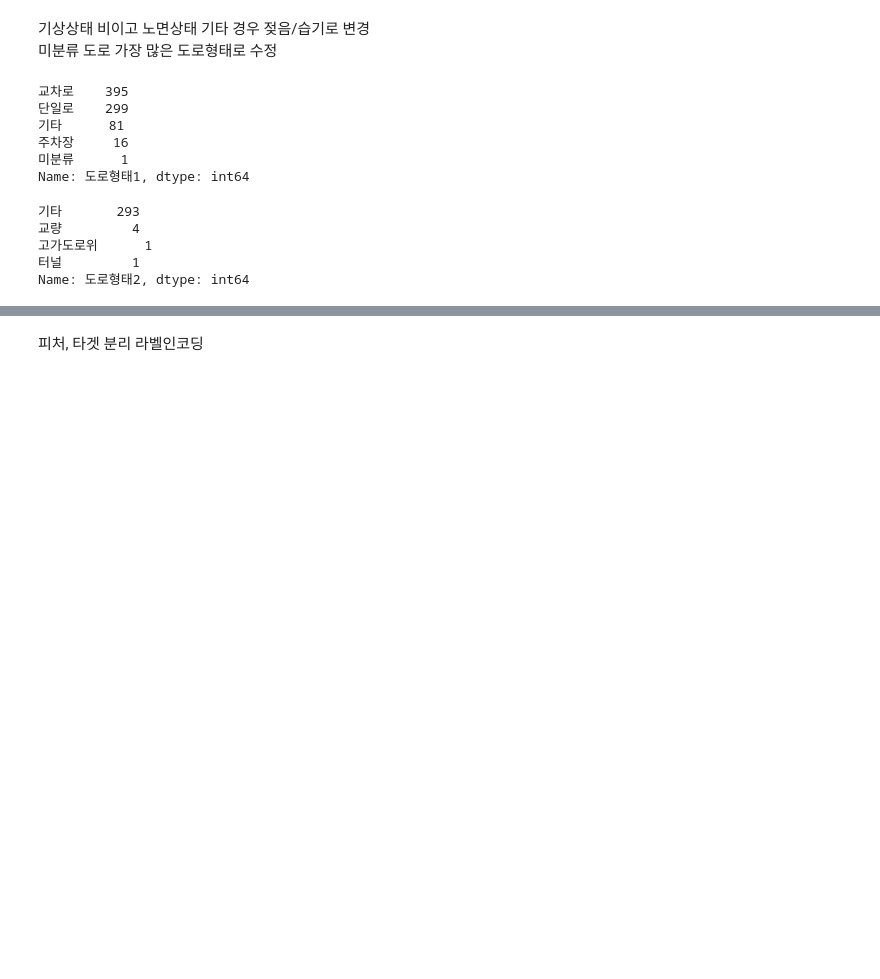
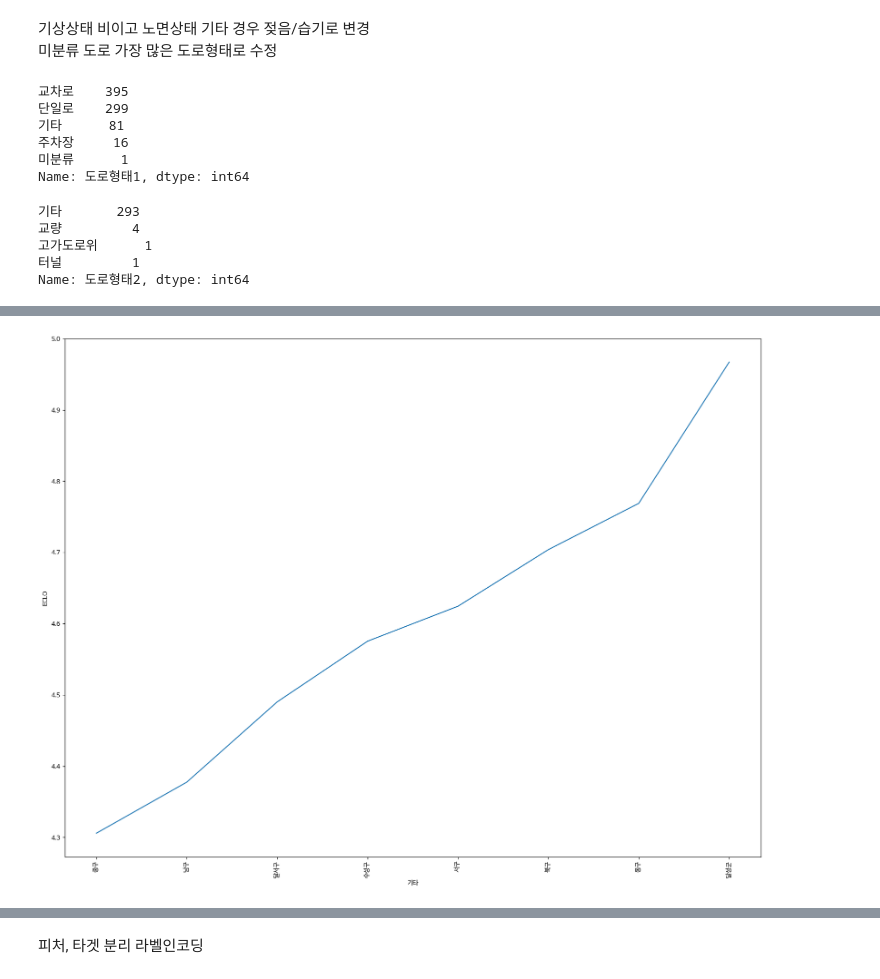
Before and after one commit to JinsolKN/daegu_traffic, a Jupyter notebook: xgboost.ipynb, the cells around one changed output, grey strips where cells are left out. Drawn from its saved outputs; the diff is of its cells as text; code cells hidden in the pictures; blank space fills up the shorter version.

```diff
--- a/xgboost.ipynb
+++ b/xgboost.ipynb
@@ -365,0 +502,9 @@ train_df.loc[26090,'도로형태2'] = '기타'
+# %%
+plt.figure(figsize=(20,15))
+plt.plot(train_df[train_df['도로형태2'] == '기타'].groupby(['구'])['ECLO'].mean().sort_values(ascending=True))
+plt.xticks(rotation=90)
+plt.xlabel('기타')
+plt.ylabel('ECLO')
+plt.show()
+# %% [output]
+[figure, added]
```
Also changed, not shown: parts of 30 cells of this notebook.
